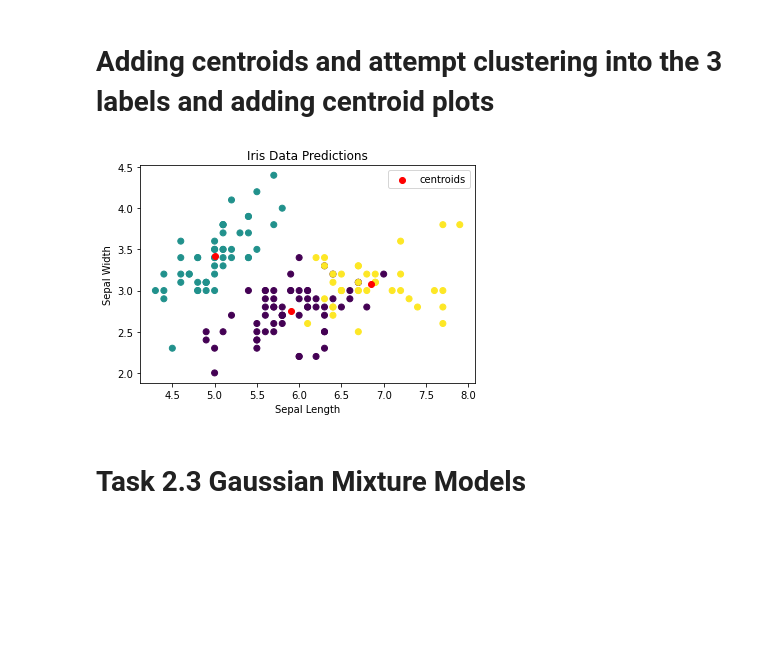
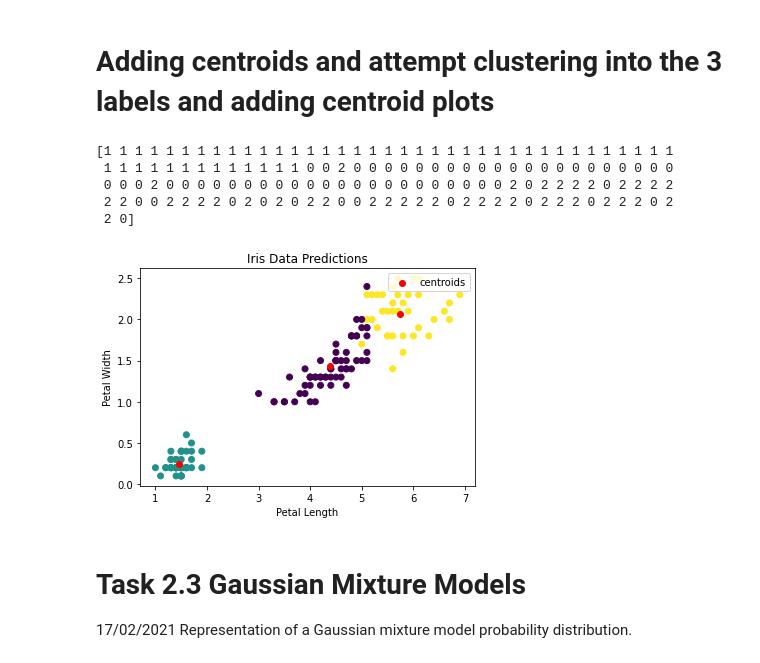
Before and after one commit to plasticglasses/BDML-Introduction, a Jupyter notebook: Lab2/Clustering.ipynb, the cells around one changed output. Drawn from its saved outputs; the diff is of its cells as text; code cells hidden in the pictures; blank space fills up the shorter version.

```diff
--- a/Lab2/Clustering.ipynb
+++ b/Lab2/Clustering.ipynb
@@ -86,32 +87,39 @@ plt.show()
 # %% [markdown]
 # Adding centroids and attempt clustering into the 3 labels and adding centroid plots
 # %%
-myKmeansModel1 = sklearn.cluster.KMeans(n_clusters=3)
+myKmeansModel1 = sklearn.cluster.KMeans(n_clusters=3, n_init=50)
 
 myKmeansModel1 = myKmeansModel1.fit(data)
 
 centroids = myKmeansModel1.cluster_centers_
 
 predictions = myKmeansModel1.predict(data)
-
+print(predictions)
 
 #make graph
 
 fig = plt.figure()
 ax1 = fig.add_subplot(111)
 
-ax1.scatter(data[:,0], data[:,1], c=predictions)
-ax1.scatter(centroids[:,0], centroids[:,1], c='red', label="centroids")
+ax1.scatter(data[:,2], data[:,3], c=predictions)
+ax1.scatter(centroids[:,2], centroids[:,3], c='red', label="centroids")
 plt.legend(loc='upper right');
 
 # Add title and axis names
 plt.title('Iris Data Predictions')
-plt.xlabel('Sepal Length')
-plt.ylabel('Sepal Width')
+plt.xlabel('Petal Length')
+plt.ylabel('Petal Width')
 
 plt.show()
 # %% [output]
+[1 1 1 1 1 1 1 1 1 1 1 1 1 1 1 1 1 1 1 1 1 1 1 1 1 1 1 1 1 1 1 1 1 1 1 1 1
+ 1 1 1 1 1 1 1 1 1 1 1 1 1 0 0 2 0 0 0 0 0 0 0 0 0 0 0 0 0 0 0 0 0 0 0 0 0
+ 0 0 0 2 0 0 0 0 0 0 0 0 0 0 0 0 0 0 0 0 0 0 0 0 0 0 2 0 2 2 2 2 0 2 2 2 2
+ 2 2 0 0 2 2 2 2 0 2 0 2 0 2 2 0 0 2 2 2 2 2 0 2 2 2 2 0 2 2 2 0 2 2 2 0 2
+ 2 0]
-[figure, old version]
+[figure, new version]
 # %% [markdown]
 # Task 2.3 Gaussian Mixture Models
+17/02/2021
+Representation of a Gaussian mixture model probability distribution.
 # %%
```
Also changed, not shown: parts of 9 cells of this notebook.
